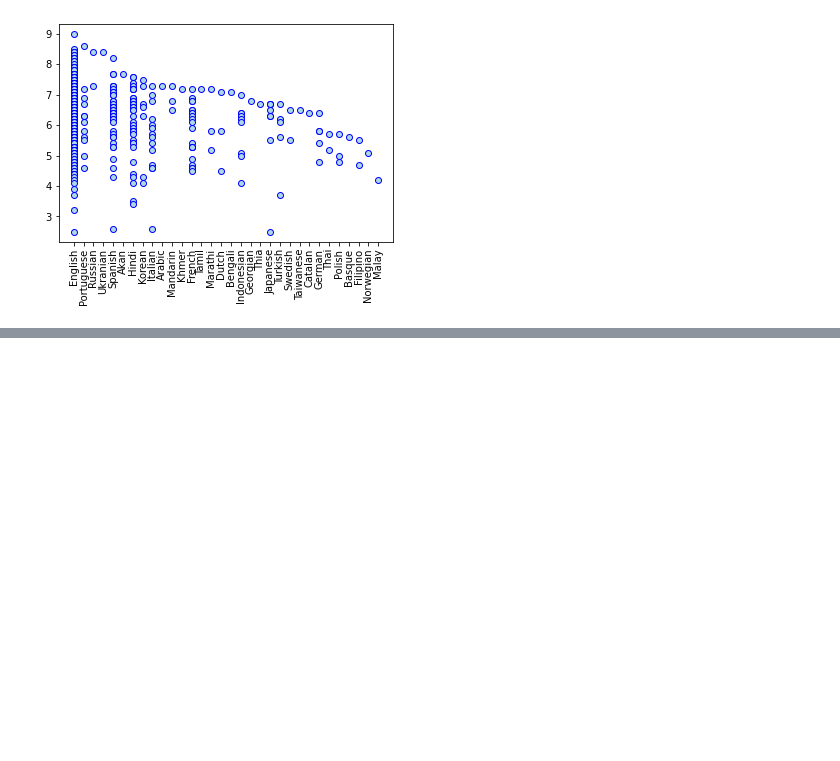
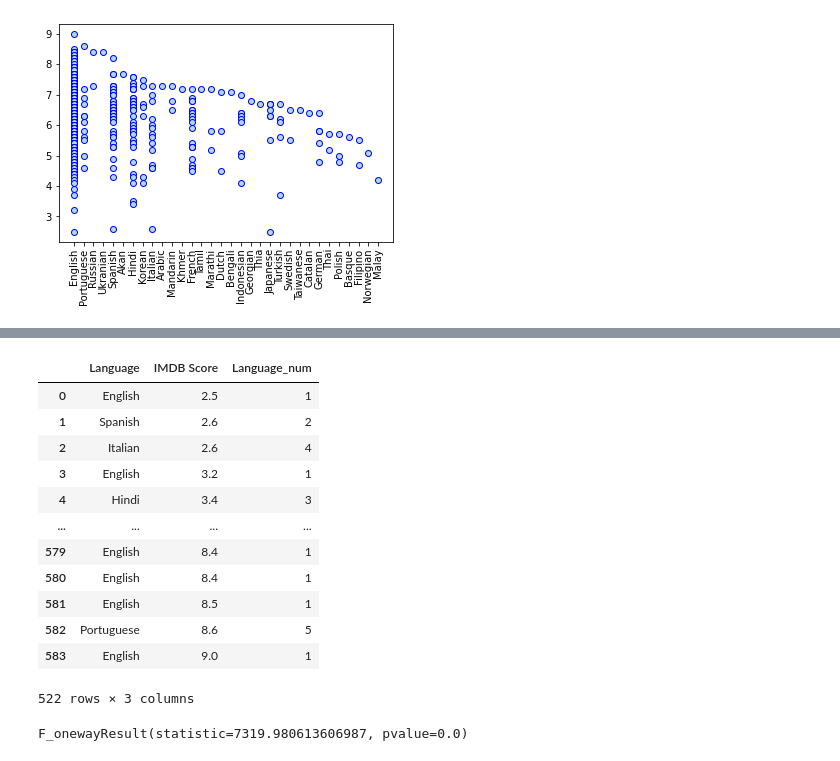
Before and after one commit to yuthegreat1/GroupProject, a Jupyter notebook: project1_.ipynb, the cells around one changed output, grey strips where cells are left out. Saved outputs shown, nothing was run; the diff lists cells and outputs as text; code cells hidden in the pictures; blank space fills up the shorter version.

```diff
--- a/project1_.ipynb
+++ b/project1_.ipynb
@@ -155,0 +176,32 @@ plt.xticks(rotation = 90)
+# %%
+#assign numeric values to top 5 most popular languages
+popular_language.loc[popular_language['Language'] == "English", 'Language_num'] = 1
+popular_language.loc[popular_language['Language'] == "Spanish", 'Language_num'] = 2
+popular_language.loc[popular_language['Language'] == "Hindi", 'Language_num'] = 3
+popular_language.loc[popular_language['Language'] == "Italian", 'Language_num'] = 4
+popular_language.loc[popular_language['Language'] == "Portuguese", 'Language_num'] = 5
+
+
+popular_language.replace('', 0, inplace = True)
+popular_language = popular_language.loc[popular_language["Language_num"] != 0]
+popular_language
+# type(scorelanguage["Language_num"])
+# scorelanguage["Language_num"]
+# %% [output]
+|  | Language | IMDB Score | Language_num |
+| 0 | English | 2.5 | 1 |
+| 1 | Spanish | 2.6 | 2 |
+| 2 | Italian | 2.6 | 4 |
+| 3 | English | 3.2 | 1 |
+| 4 | Hindi | 3.4 | 3 |
+| ... | ... | ... | ... |
+| 579 | English | 8.4 | 1 |
+| 580 | English | 8.4 | 1 |
+| 581 | English | 8.5 | 1 |
+| 582 | Portuguese | 8.6 | 5 |
+| 583 | English | 9.0 | 1 |
+522 rows × 3 columns
+# %%
+stats.f_oneway(popular_language['Language_num'], popular_language['IMDB Score'])
+# %% [output]
+F_onewayResult(statistic=7319.980613606987, pvalue=0.0)
```
Also changed, not shown: parts of 2 cells of this notebook.
